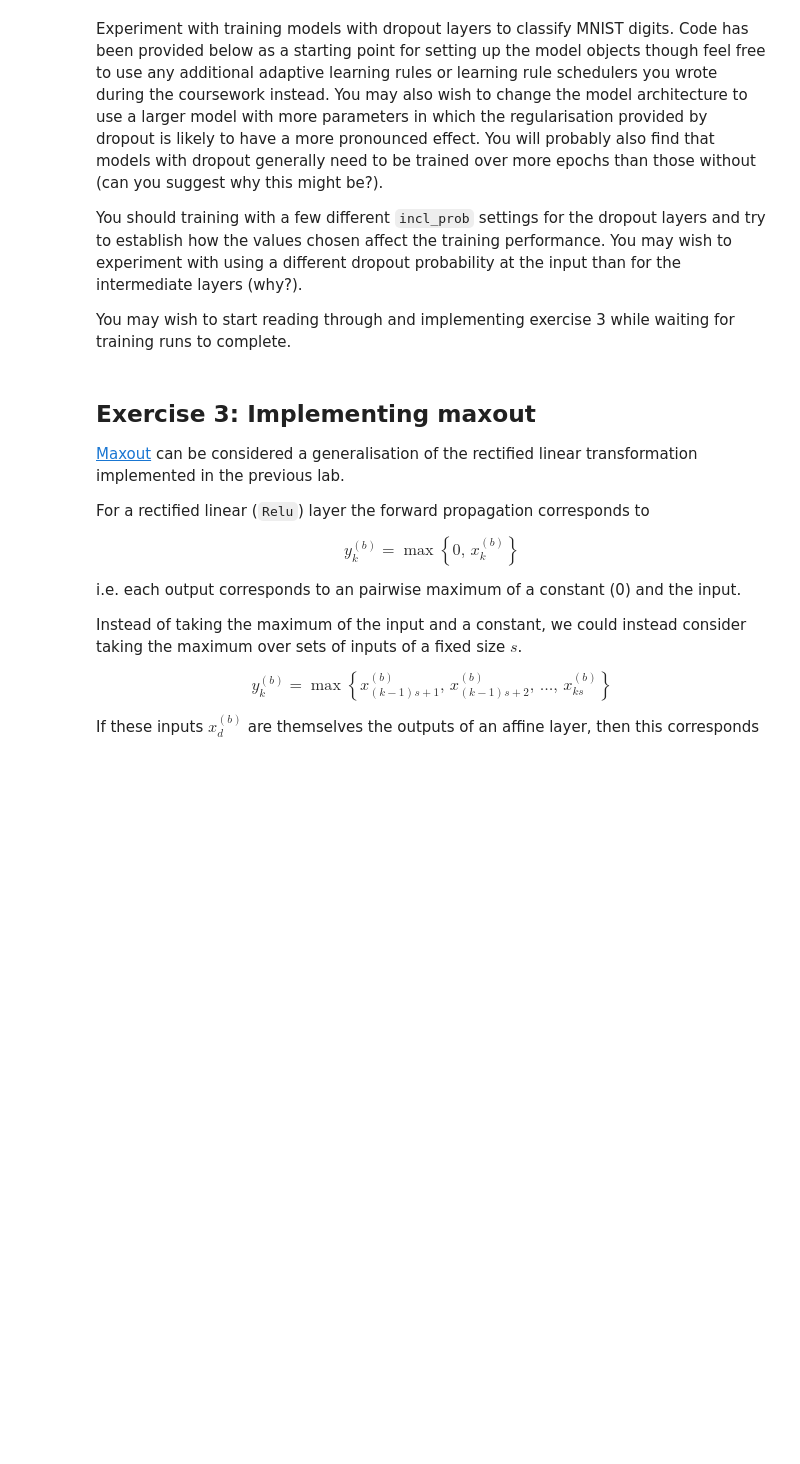
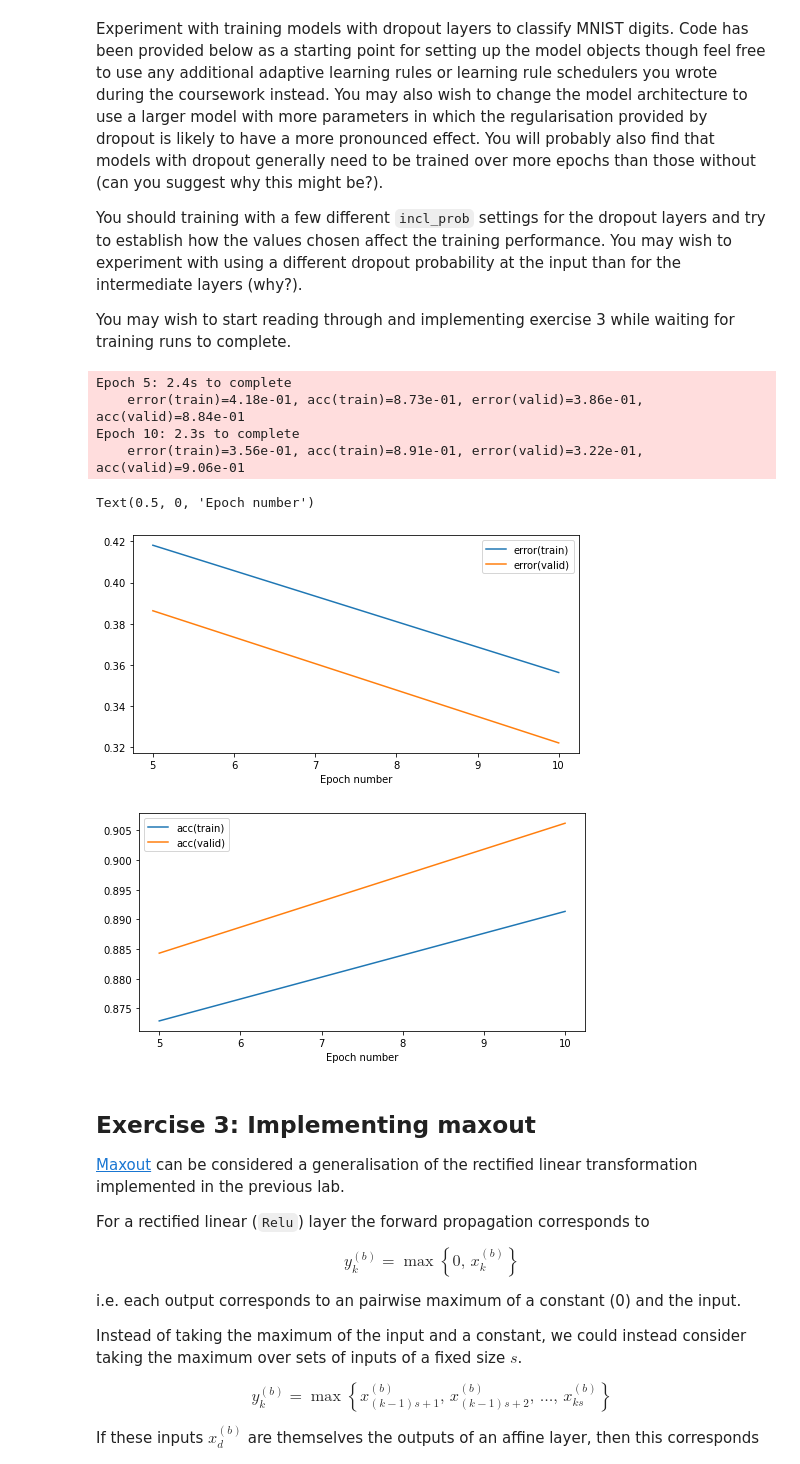
Before and after one commit to lyb1234567/mlpractical, a Jupyter notebook: notebooks/06_Dropout_and_maxout.ipynb, the cells around one changed output. Cells and saved outputs as stored; diff of their text form; code cells hidden in the pictures; blank space fills up the shorter version.

```diff
--- a/notebooks/06_Dropout_and_maxout.ipynb
+++ b/notebooks/06_Dropout_and_maxout.ipynb
@@ -8,6 +8,9 @@ During training the forward propagation through a dropout layer produces outputs
 
 As a first step implement a `random_binary_mask` function in the cell below to generate a binary mask array of a specified shape, where each value in the outputted array is either a one with probablity `prob_1` or zero with probability `1 - prob_1` and all values are sampled independently.
 # %%
+import numpy as np
+import sys
+sys.path.append('C:/Users/admin/Desktop/mlpractical')
 def random_binary_mask(prob_1, shape, rng):
     """Generates a random binary mask array of a given shape.
 
@@ -24,6 +27,9 @@ def random_binary_mask(prob_1, shape, rng):
     Returns:
         Random binary mask array of specified shape.
     """
+    mask = rng.uniform(size=shape)
+    mask = np.where(mask<prob_1,1,0)
+    return mask
 # %% [markdown]
 Test your `random_binary_mask` function using the cell below (if your implementation is incorrect you will get an `AssertionError` - look at what the assert statement is checking for a clue as to what is wrong).
 # %%
@@ -106,7 +112,11 @@ class DropoutLayer(StochasticLayer):
         Returns:
             outputs: Array of layer outputs of shape (batch_size, output_dim).
         """
-        raise NotImplementedError()
+        if not stochastic:
+            return self.incl_prob*inputs
+        self.mask = self.rng.uniform(size=inputs.shape)
+        self.mask = np.where(self.mask<self.incl_prob,1,0)
+        return inputs*self.mask
 
     def bprop(self, inputs, outputs, grads_wrt_outputs):
         """Back propagates gradients through a layer.
@@ -126,7 +136,8 @@ class DropoutLayer(StochasticLayer):
             Array of gradients with respect to the layer inputs of shape
             (batch_size, input_dim).
         """
-        raise NotImplementedError()
+        grads=self.mask*grads_wrt_outputs
+        return grads
 
     def __repr__(self):
         return 'DropoutLayer(incl_prob={0:.1f})'.format(self.incl_prob)
@@ -223,34 +234,42 @@ error = CrossEntropySoftmaxError()
 # implemented for the coursework here instead
 learning_rule = MomentumLearningRule(0.02, 0.9)
 
 # Monitor classification accuracy during training
 data_monitors={'acc': lambda y, t: (y.argmax(-1) == t.argmax(-1)).mean()}
 
 optimiser = Optimiser(
     model, error, learning_rule, train_data, valid_data, data_monitors)
 
-num_epochs = 100
+num_epochs = 10
 stats_interval = 5
 
 stats, keys, run_time = optimiser.train(num_epochs=num_epochs, stats_interval=stats_interval)
 
 # Plot the change in the validation and training set error over training.
 fig_1 = plt.figure(figsize=(8, 4))
 ax_1 = fig_1.add_subplot(111)
 for k in ['error(train)', 'error(valid)']:
     ax_1.plot(np.arange(1, stats.shape[0]) * stats_interval,
               stats[1:, keys[k]], label=k)
 ax_1.legend(loc=0)
 ax_1.set_xlabel('Epoch number')
 
 # Plot the change in the validation and training set accuracy over training.
 fig_2 = plt.figure(figsize=(8, 4))
 ax_2 = fig_2.add_subplot(111)
 for k in ['acc(train)', 'acc(valid)']:
     ax_2.plot(np.arange(1, stats.shape[0]) * stats_interval,
               stats[1:, keys[k]], label=k)
 ax_2.legend(loc=0)
 ax_2.set_xlabel('Epoch number')
+# %% [output]
+Epoch 5: 2.4s to complete
+    error(train)=4.18e-01, acc(train)=8.73e-01, error(valid)=3.86e-01, acc(valid)=8.84e-01
+Epoch 10: 2.3s to complete
+    error(train)=3.56e-01, acc(train)=8.91e-01, error(valid)=3.22e-01, acc(valid)=9.06e-01
+Text(0.5, 0, 'Epoch number')
+[figure, added]
+[figure, added]
 # %% [markdown]
 ## Exercise 3: Implementing maxout
 
```
Also changed, not shown: parts of 2 cells of this notebook, 1 other file.
